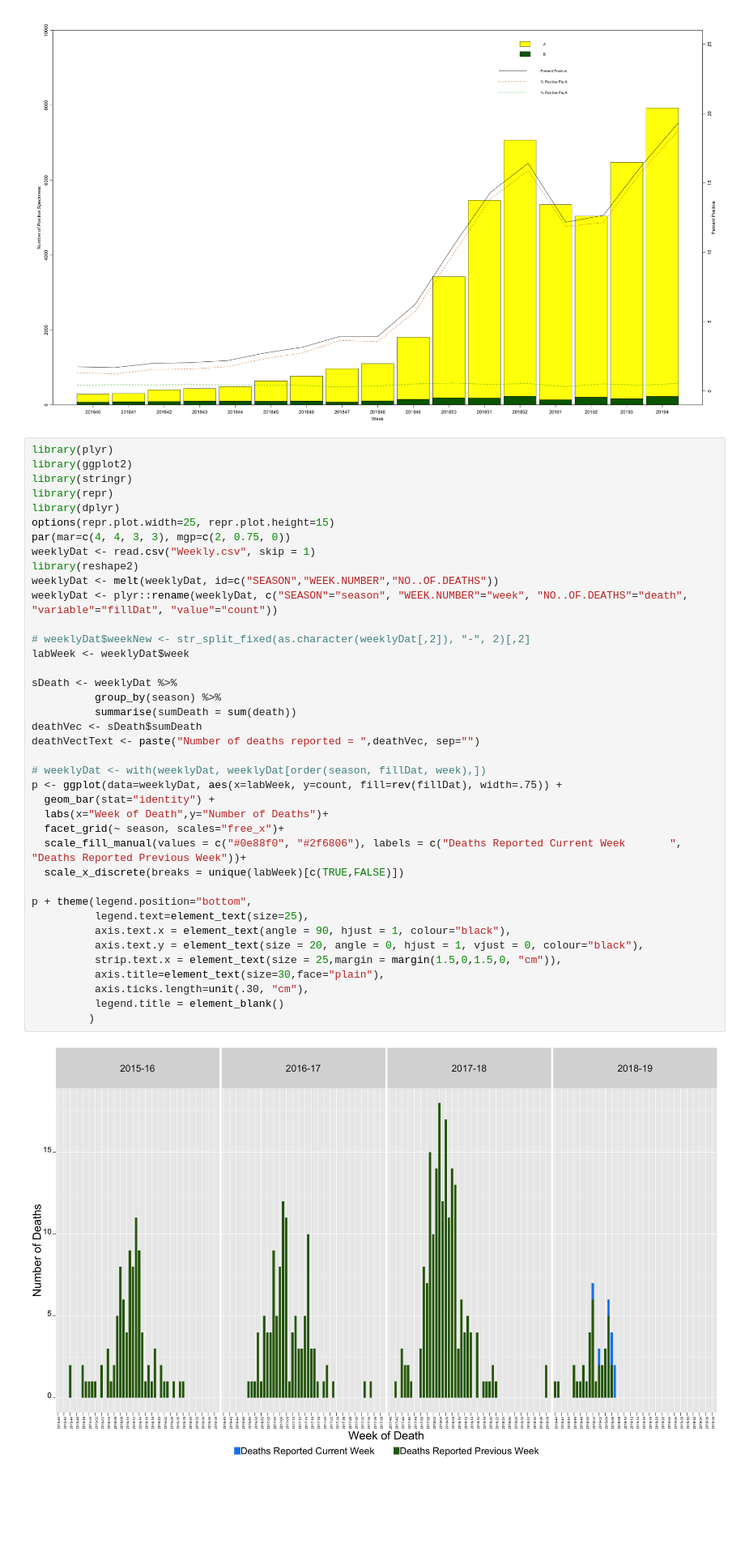
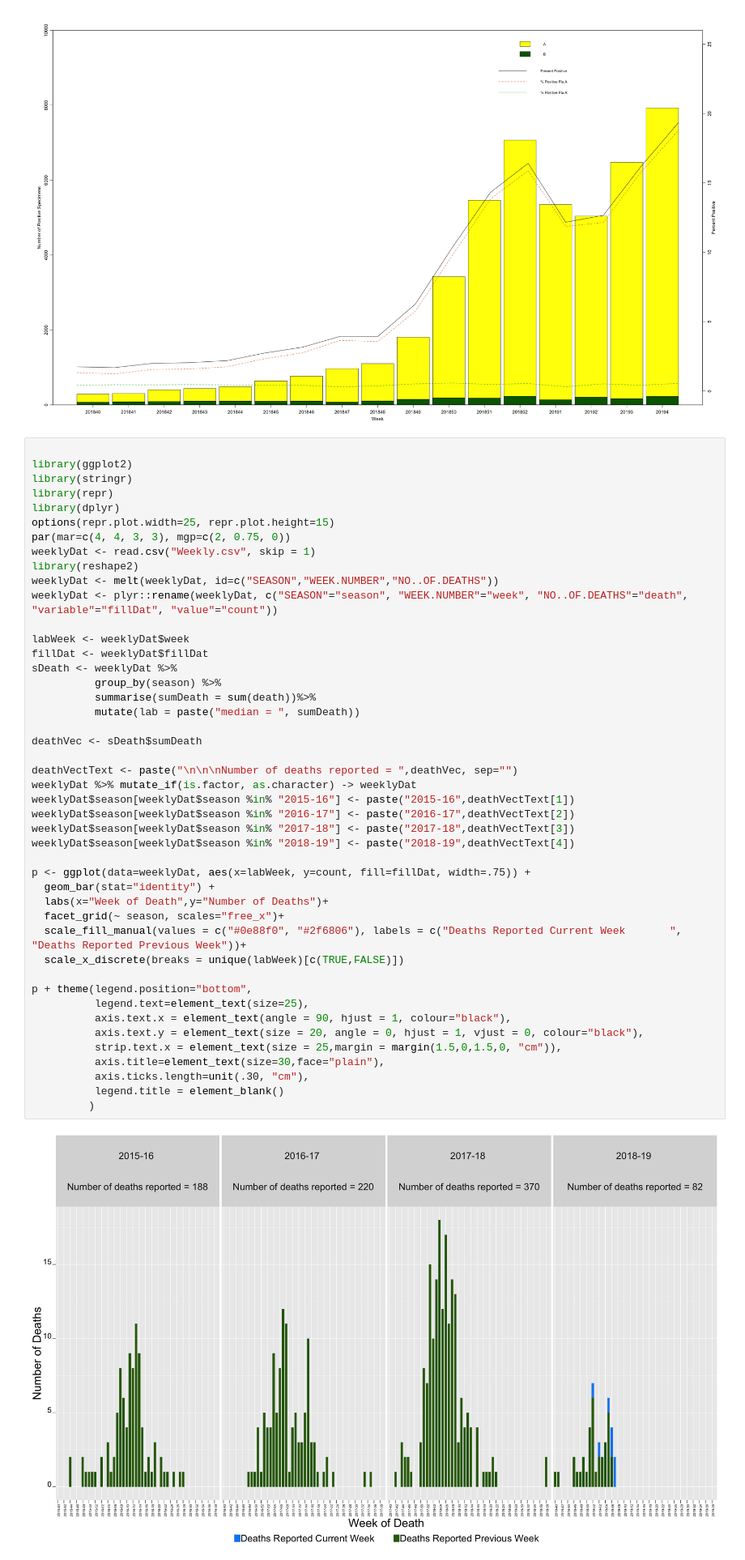
Before and after one commit to nullbringer/Exploratory-Data-Analysis, a Jupyter notebook: Lab1/part2/Lab1Part2.ipynb, the cells around one changed output. Shown at 81% size. Drawn from its saved outputs; the diff is of its cells as text; blank space fills up the shorter version.

Commit message:
Changes for NY state , fix for ILI bar graph

```diff
--- a/Lab1/part2/Lab1Part2.ipynb
+++ b/Lab1/part2/Lab1Part2.ipynb
@@ -39,46 +39,52 @@ legend("topright",inset=c(0.06,0.08),legend=lineLegend, col=c("black", "#CC6600"
 # %% [output]
 [figure]
 # %%
-library(plyr)
+
 library(ggplot2)
 library(stringr)
 library(repr)
 library(dplyr)
 options(repr.plot.width=25, repr.plot.height=15)
 par(mar=c(4, 4, 3, 3), mgp=c(2, 0.75, 0))
 weeklyDat <- read.csv("Weekly.csv", skip = 1)
 library(reshape2)
 weeklyDat <- melt(weeklyDat, id=c("SEASON","WEEK.NUMBER","NO..OF.DEATHS"))
 weeklyDat <- plyr::rename(weeklyDat, c("SEASON"="season", "WEEK.NUMBER"="week", "NO..OF.DEATHS"="death", "variable"="fillDat", "value"="count"))
 
-# weeklyDat$weekNew <- str_split_fixed(as.character(weeklyDat[,2]), "-", 2)[,2]
 labWeek <- weeklyDat$week
-
+fillDat <- weeklyDat$fillDat
 sDeath <- weeklyDat %>%
           group_by(season) %>%
-          summarise(sumDeath = sum(death))
+          summarise(sumDeath = sum(death))%>%
+          mutate(lab = paste("median = ", sumDeath))
+
 deathVec <- sDeath$sumDeath
-deathVectText <- paste("Number of deaths reported = ",deathVec, sep="")
 
-# weeklyDat <- with(weeklyDat, weeklyDat[order(season, fillDat, week),])
-p <- ggplot(data=weeklyDat, aes(x=labWeek, y=count, fill=rev(fillDat), width=.75)) +
+deathVectText <- paste("\n\n\nNumber of deaths reported = ",deathVec, sep="")
+weeklyDat %>% mutate_if(is.factor, as.character) -> weeklyDat
+weeklyDat$season[weeklyDat$season %in% "2015-16"] <- paste("2015-16",deathVectText[1])
+weeklyDat$season[weeklyDat$season %in% "2016-17"] <- paste("2016-17",deathVectText[2])
+weeklyDat$season[weeklyDat$season %in% "2017-18"] <- paste("2017-18",deathVectText[3])
+weeklyDat$season[weeklyDat$season %in% "2018-19"] <- paste("2018-19",deathVectText[4])
+
+p <- ggplot(data=weeklyDat, aes(x=labWeek, y=count, fill=fillDat, width=.75)) +
   geom_bar(stat="identity") +
   labs(x="Week of Death",y="Number of Deaths")+
   facet_grid(~ season, scales="free_x")+
   scale_fill_manual(values = c("#0e88f0", "#2f6806"), labels = c("Deaths Reported Current Week       ", "Deaths Reported Previous Week"))+
   scale_x_discrete(breaks = unique(labWeek)[c(TRUE,FALSE)])
 
 p + theme(legend.position="bottom",
           legend.text=element_text(size=25),
           axis.text.x = element_text(angle = 90, hjust = 1, colour="black"),
           axis.text.y = element_text(size = 20, angle = 0, hjust = 1, vjust = 0, colour="black"),
           strip.text.x = element_text(size = 25,margin = margin(1.5,0,1.5,0, "cm")),
           axis.title=element_text(size=30,face="plain"),
           axis.ticks.length=unit(.30, "cm"),
           legend.title = element_blank()
          )
 # %% [output]
-[figure, old version]
+[figure, new version]
 # %%
 par(mar=c(8, 8, 3, 3))
 ptests<-read.csv("WHO_NREVSS_Public_Health_Labs_52.csv", skip = 1)
```
Also changed, not shown: parts of 2 cells of this notebook, 1 other file.
